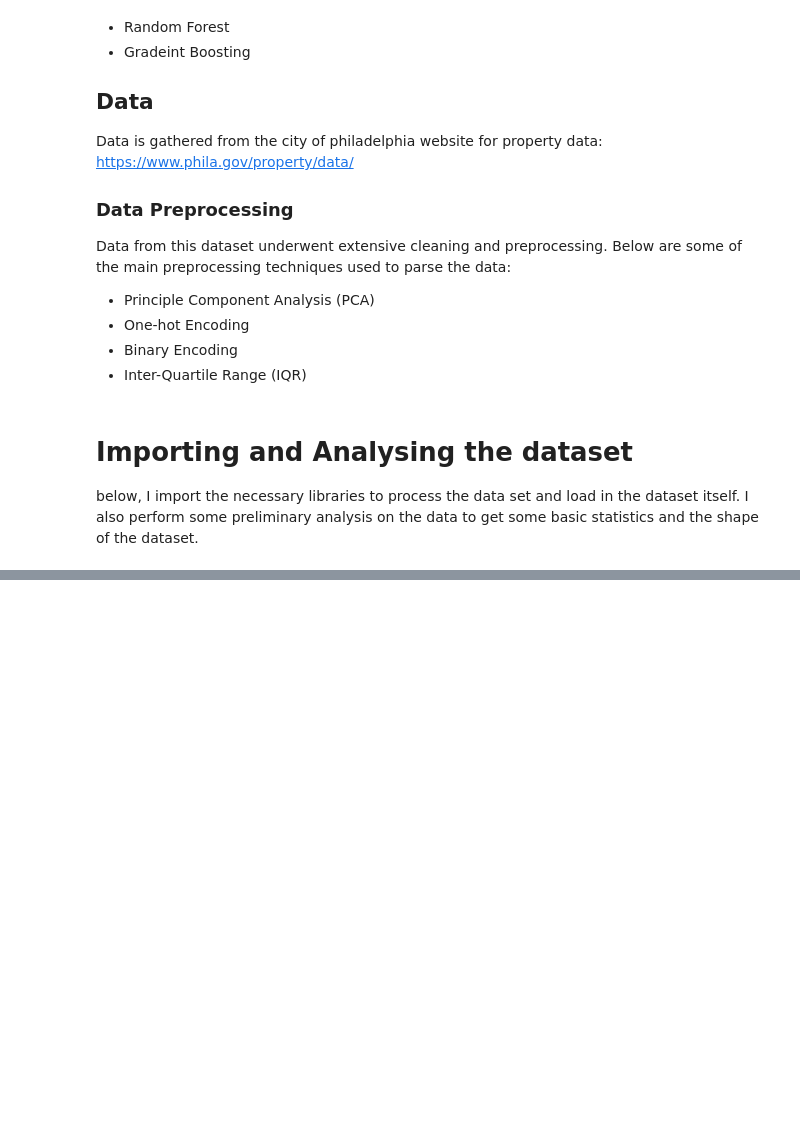
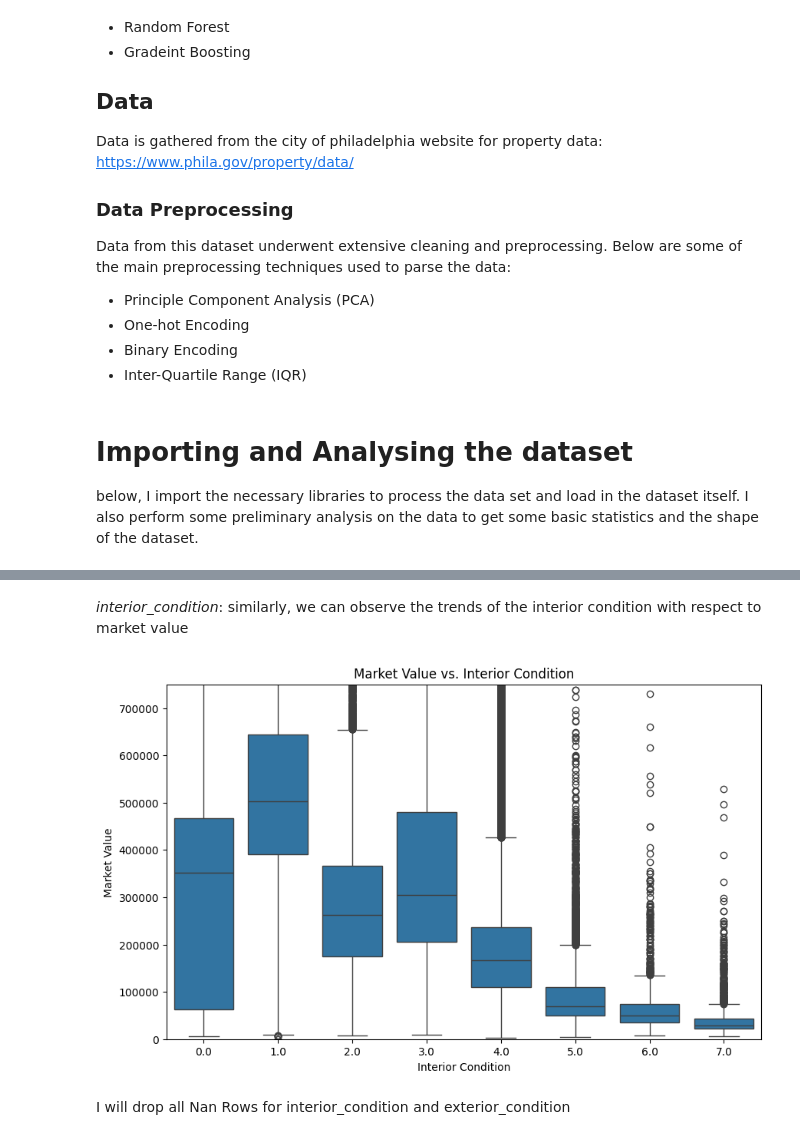
Before and after one commit to afeins19/PhillyHousingPricePredictor, a Jupyter notebook: models.ipynb, the cells around one changed output, grey strips where cells are left out. Drawn from its saved outputs; the diff is of its cells as text; code cells hidden in the pictures; blank space fills up the shorter version.

```diff
--- a/models.ipynb
+++ b/models.ipynb
@@ -52,0 +249,20 @@ Statistics: <bound method NDFrame.describe of
+# %% [markdown]
+_interior_condition_: similarly, we can observe the trends of the interior condition with respect to market value
+# %%
+
+# making the box plot
+plt.figure(figsize=(10, 6))
+sns.boxplot(x='interior_condition', y='market_value', data=data)
+
+
+# setting the limits so its easier to see the bars
+plt.ylim(0, 750000)
+
+plt.title('Market Value vs. Interior Condition')
+plt.xlabel('Interior Condition')
+plt.ylabel('Market Value')
+plt.show()
+# %% [output]
+[figure, added]
+# %% [markdown]
+I will drop all Nan Rows for interior_condition and exterior_condition
```
Also changed, not shown: parts of 42 cells of this notebook, 2 other files.
